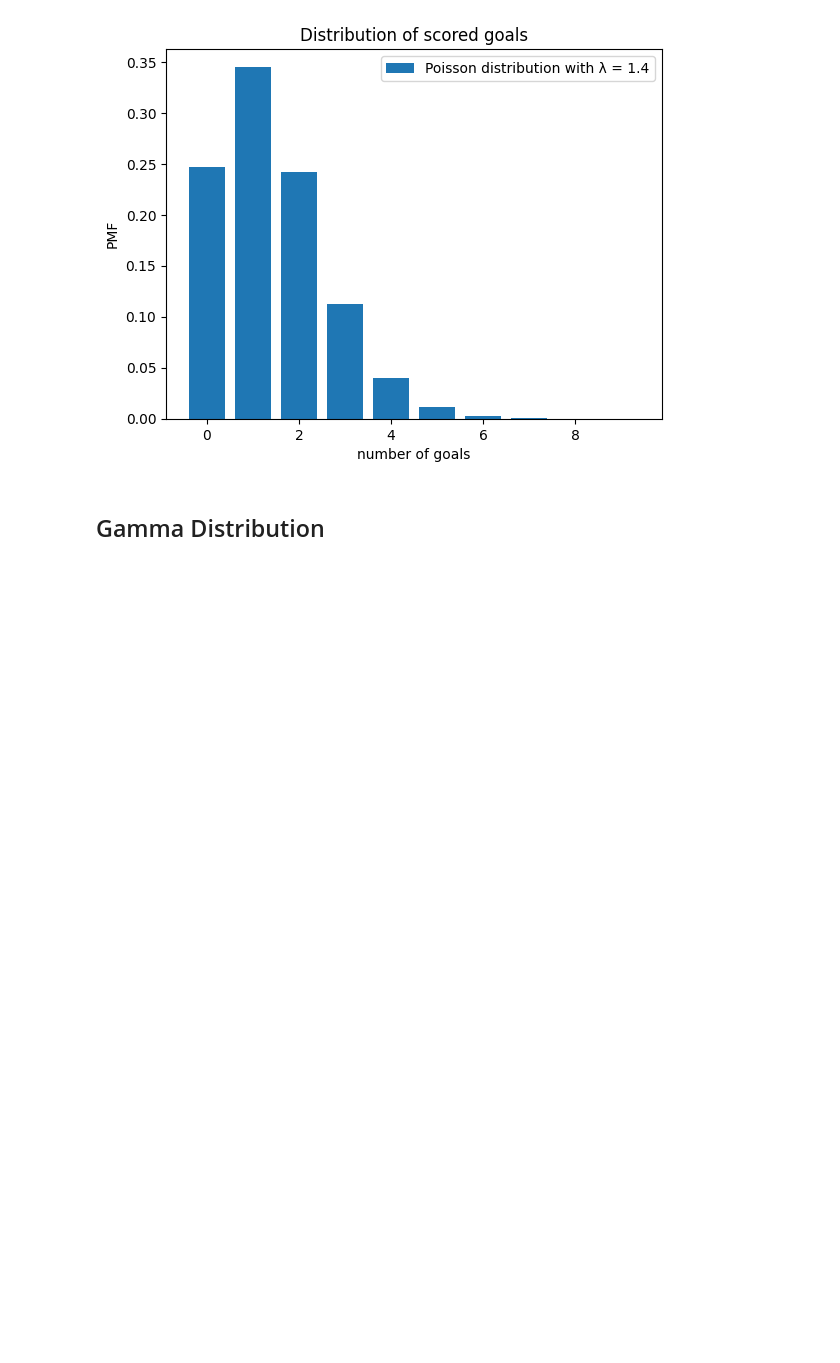
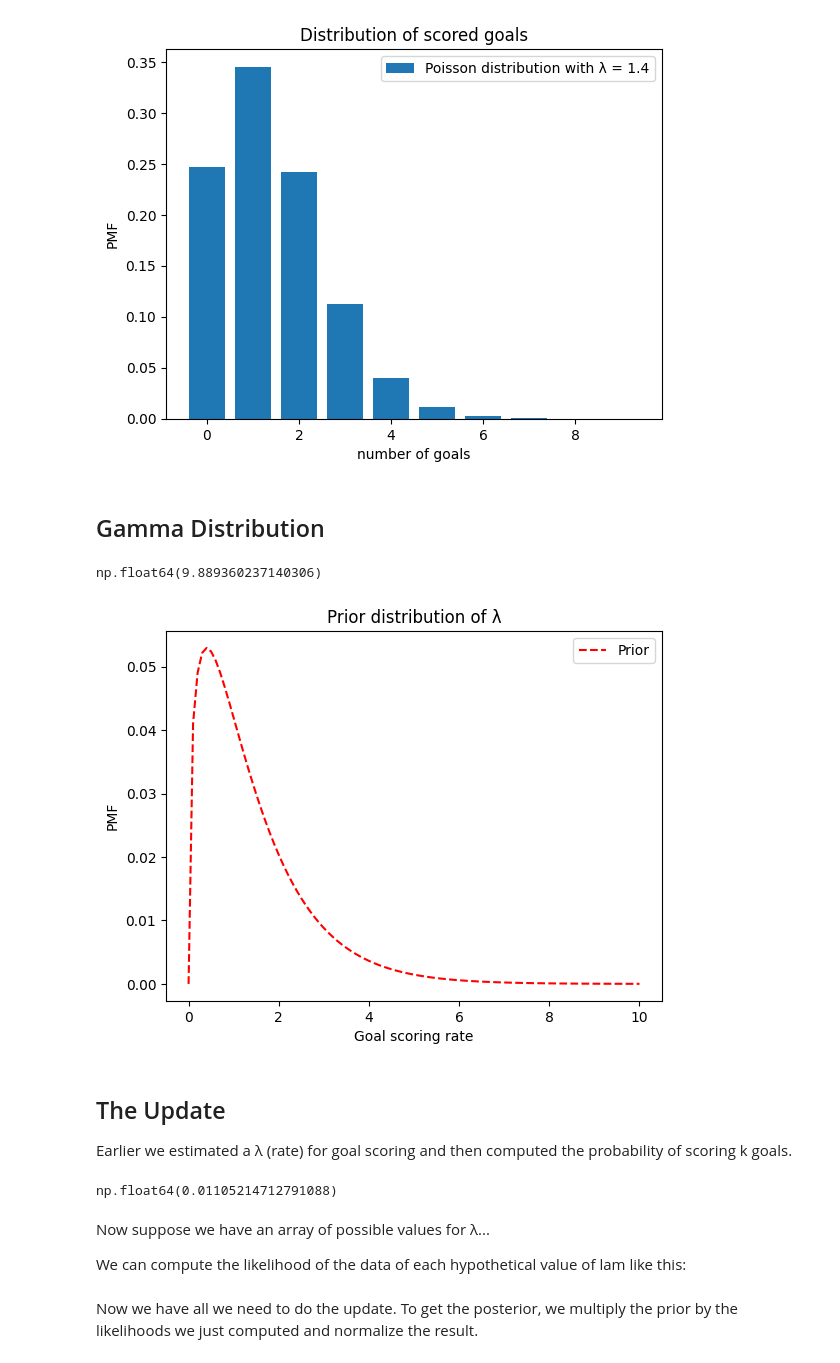
Before and after one commit to coletlacroix/math, a Jupyter notebook: 00.10_Think_Bayes_Downey/8_poisson processes.ipynb, the cells around one changed output. Drawn from its saved outputs; the diff is of its cells as text; code cells hidden in the pictures; blank space fills up the shorter version.

```diff
--- a/00.10_Think_Bayes_Downey/8_poisson processes.ipynb
+++ b/00.10_Think_Bayes_Downey/8_poisson processes.ipynb
@@ -70,3 +70,43 @@ plt.show()
 [figure]
 # %% [markdown]
 ## Gamma Distribution
+# %%
+# set up prior for analysis
+
+from scipy.stats import gamma
+
+alpha = 1.4
+qs = np.linspace(0, 10, 101)
+ps = gamma(alpha).pdf(qs)
+# %%
+from empiricaldist import Pmf
+
+prior = Pmf(ps, qs)
+prior.normalize()
+# %% [output]
+np.float64(9.889360237140306)
+# %%
+prior.plot(label = 'Prior', linestyle = '--', color = 'red')
+plt.xlabel('Goal scoring rate')
+plt.ylabel('PMF')
+plt.title('Prior distribution of λ')
+plt.legend()
+plt.show()
+# %% [output]
+[figure, added]
+# %% [markdown]
+## The Update
+
+Earlier we estimated a λ (rate) for goal scoring and then computed the probability of scoring k goals.
+# %%
+# as an example
+
+lam = 1.4
+k = 5
+poisson(lam).pmf(5)
+# %% [output]
+np.float64(0.01105214712791088)
+# %% [markdown]
+Now suppose we have an array of possible values for λ...
+
+We can compute the likelihood of the data of each hypothetical value of lam like this:
@@ -72,0 +117,2 @@ plt.show()
+# %% [markdown]
+Now we have all we need to do the update. To get the posterior, we multiply the prior by the likelihoods we just computed and normalize the result.
```
Also changed, not shown: parts of 15 cells of this notebook, 1 other file.
